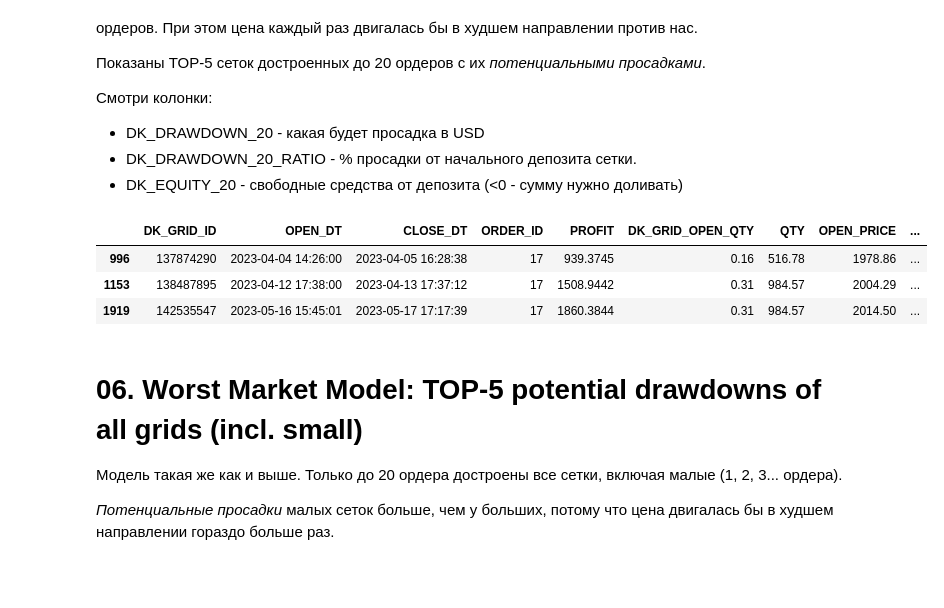
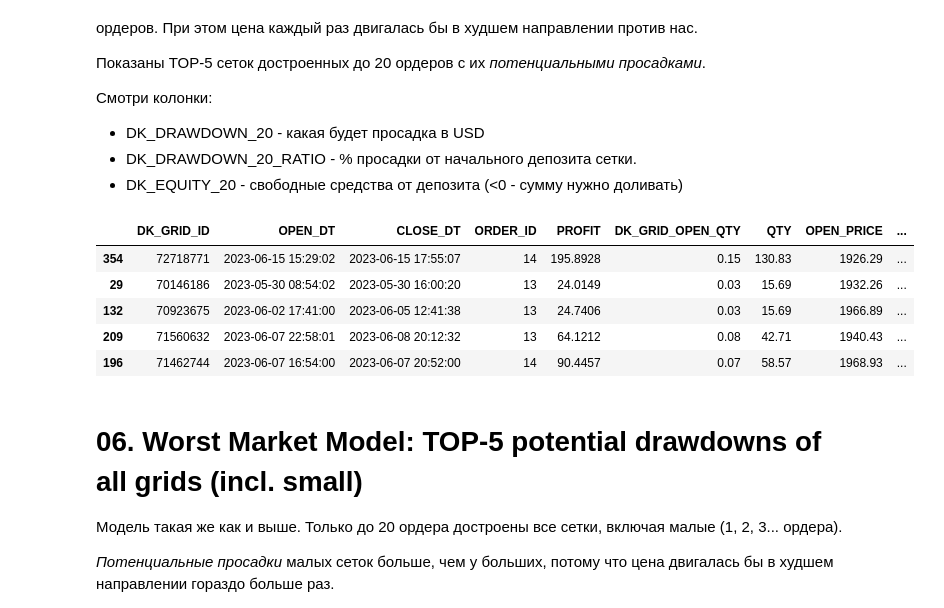
Before and after one commit to sournk/rf-history, a Jupyter notebook: research/analize2.ipynb, the cells around one changed output. Saved outputs shown, nothing was run; the diff lists cells and outputs as text; code cells hidden in the pictures; blank space fills up the shorter version.

```diff
--- a/research/analize2.ipynb
+++ b/research/analize2.ipynb
@@ -13,8 +13,8 @@ import analizer as an
 # pd.set_option('max_columns', 200)
 
 # Data import
-# df_origin = pd.read_excel('report.xls')
-df_origin = pd.read_excel('./Igor/report_full.xlsx')
+df_origin = pd.read_excel('report.xls')
+# df_origin = pd.read_excel('./Igor/report_full.xlsx')
 
 df_full = an.prepare_columns(df_origin)
 df_orders = an.extend_with_grid_details(df_full)
@@ -22,6 +22,12 @@ df_orders = an.extend_with_grid_details(df_full)
 df_orders = df_orders.sort_values(by='OPEN_DT', ascending=False)
 
 df_grids = an.get_grids(df_orders)
+
+# df_full = df_full[df_full['OPEN_DT'].dt.date >= datetime.date(2023, 6, 19)]
+# df_orders = df_orders[df_orders['OPEN_DT'].dt.date >= datetime.date(2023, 6, 19)]
+# df_grids = df_grids[df_grids['OPEN_DT'].dt.date >= datetime.date(2023, 6, 19)]
+
+
 df_sum = an.get_summary(df_full=df_full,
                         df_orders=df_orders,
                         df_grids=df_grids)
@@ -116,12 +123,14 @@ df_grids.sort_values(by=['DK_DRAWDOWN_RATIO'], ascending=False).head(5)
 - DK_DRAWDOWN_20_RATIO - % просадки от начального депозита сетки.
 - DK_EQUITY_20 - свободные средства от депозита (<0 - сумму нужно доливать)
 # %%
-df_grids[df_grids['ORDER_ID'] >= 17].sort_values(by=['DK_DRAWDOWN_20_RATIO'], ascending=False).head(5)
+df_grids[df_grids['ORDER_ID'] >= 13].sort_values(by=['DK_DRAWDOWN_20_RATIO'], ascending=False).head(5)
 # %% [output]
 |  | DK_GRID_ID | OPEN_DT | CLOSE_DT | ORDER_ID | PROFIT | DK_GRID_OPEN_QTY | QTY | OPEN_PRICE | ... |
-| 996 | 137874290 | 2023-04-04 14:26:00 | 2023-04-05 16:28:38 | 17 | 939.3745 | 0.16 | 516.78 | 1978.86 | ... |
-| 1153 | 138487895 | 2023-04-12 17:38:00 | 2023-04-13 17:37:12 | 17 | 1508.9442 | 0.31 | 984.57 | 2004.29 | ... |
-| 1919 | 142535547 | 2023-05-16 15:45:01 | 2023-05-17 17:17:39 | 17 | 1860.3844 | 0.31 | 984.57 | 2014.50 | ... |
+| 354 | 72718771 | 2023-06-15 15:29:02 | 2023-06-15 17:55:07 | 14 | 195.8928 | 0.15 | 130.83 | 1926.29 | ... |
+| 29 | 70146186 | 2023-05-30 08:54:02 | 2023-05-30 16:00:20 | 13 | 24.0149 | 0.03 | 15.69 | 1932.26 | ... |
+| 132 | 70923675 | 2023-06-02 17:41:00 | 2023-06-05 12:41:38 | 13 | 24.7406 | 0.03 | 15.69 | 1966.89 | ... |
+| 209 | 71560632 | 2023-06-07 22:58:01 | 2023-06-08 20:12:32 | 13 | 64.1212 | 0.08 | 42.71 | 1940.43 | ... |
+| 196 | 71462744 | 2023-06-07 16:54:00 | 2023-06-07 20:52:00 | 14 | 90.4457 | 0.07 | 58.57 | 1968.93 | ... |
 # %% [markdown]
 # 06. Worst Market Model: TOP-5 potential drawdowns of all grids (incl. small)
 
```
Also changed, not shown: parts of 11 cells of this notebook, 1 other file.
